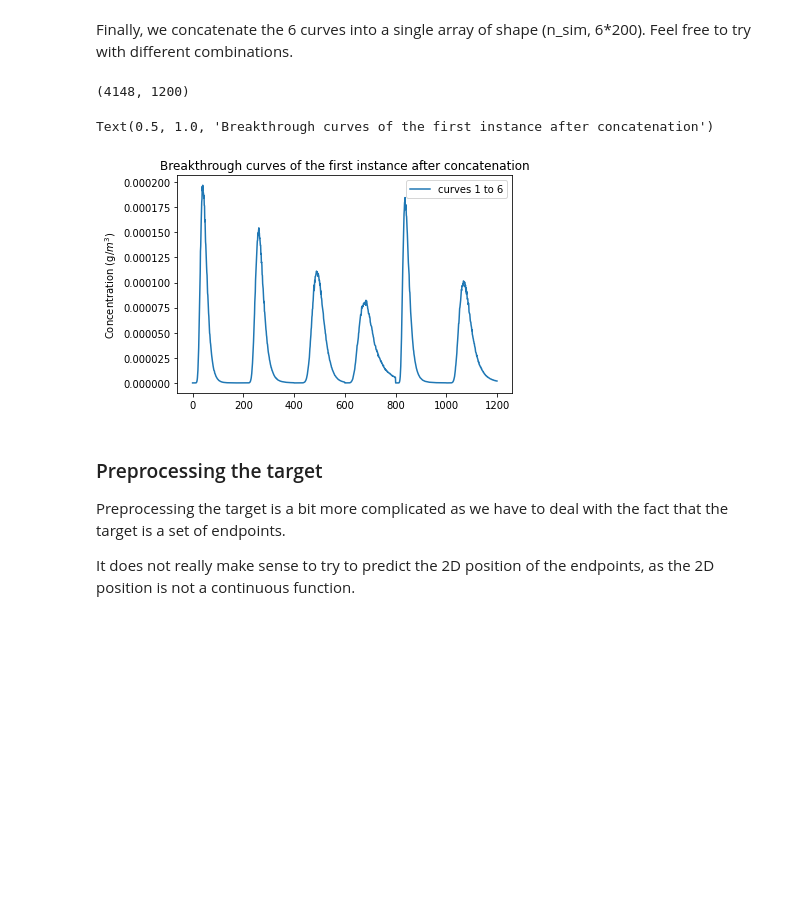
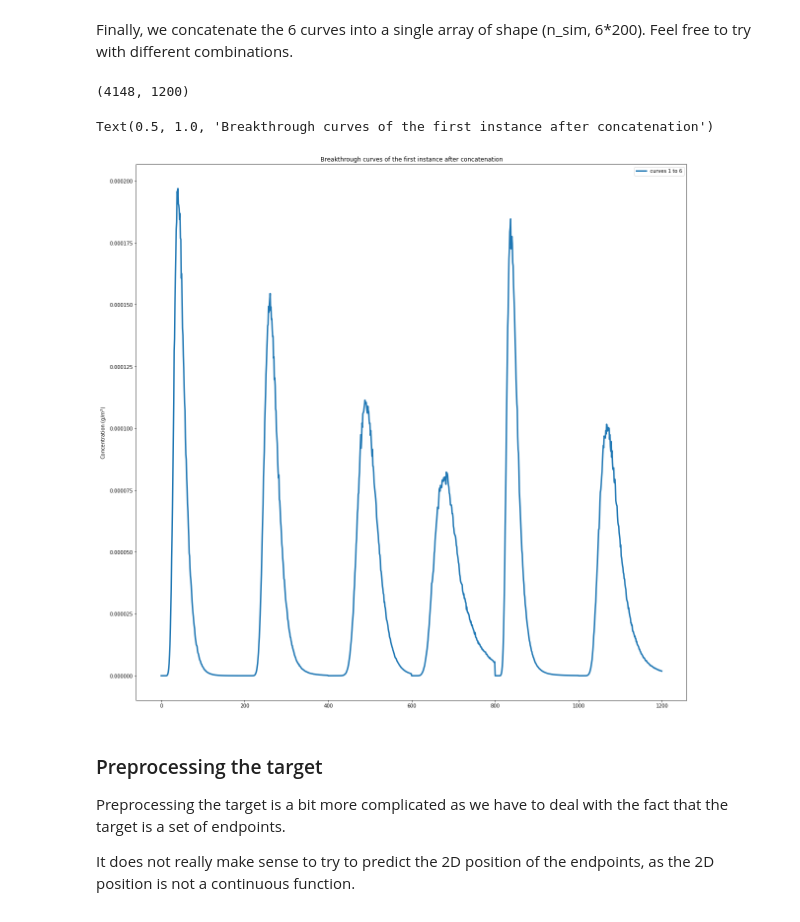
Before and after one commit to robinthibaut/kaggle, a Jupyter notebook: whpa-get-started.ipynb, the cells around one changed output. Saved outputs shown, nothing was run; the diff lists cells and outputs as text; code cells hidden in the pictures; blank space fills up the shorter version.

```diff
--- a/whpa-get-started.ipynb
+++ b/whpa-get-started.ipynb
@@ -193,16 +228,17 @@ X_interp = X_interp.reshape(-1, 6*200)
 # %%
 # let's have a look at the first instance of the new predictor
 print(X_interp.shape)
 # out: (6*200,)
 # 6*200 is the new number of time steps in each curve
-plt.plot(X_interp[0], label='curves 1 to 6')
+plt.figure(figsize=(20, 20))
+plt.plot(X_interp[0], linewidth=3, label='curves 1 to 6')
 plt.ylabel('Concentration (g/$m^3$)')
 plt.legend()
 plt.title('Breakthrough curves of the first instance after concatenation')
 # %% [output]
 (4148, 1200)
 Text(0.5, 1.0, 'Breakthrough curves of the first instance after concatenation')
-[figure, old version]
+[figure, new version]
 # %% [markdown]
 ### Preprocessing the target ###
 Preprocessing the target is a bit more complicated as we have to deal with the fact that the target is a set of endpoints.
```
Also changed, not shown: parts of 13 cells of this notebook.
